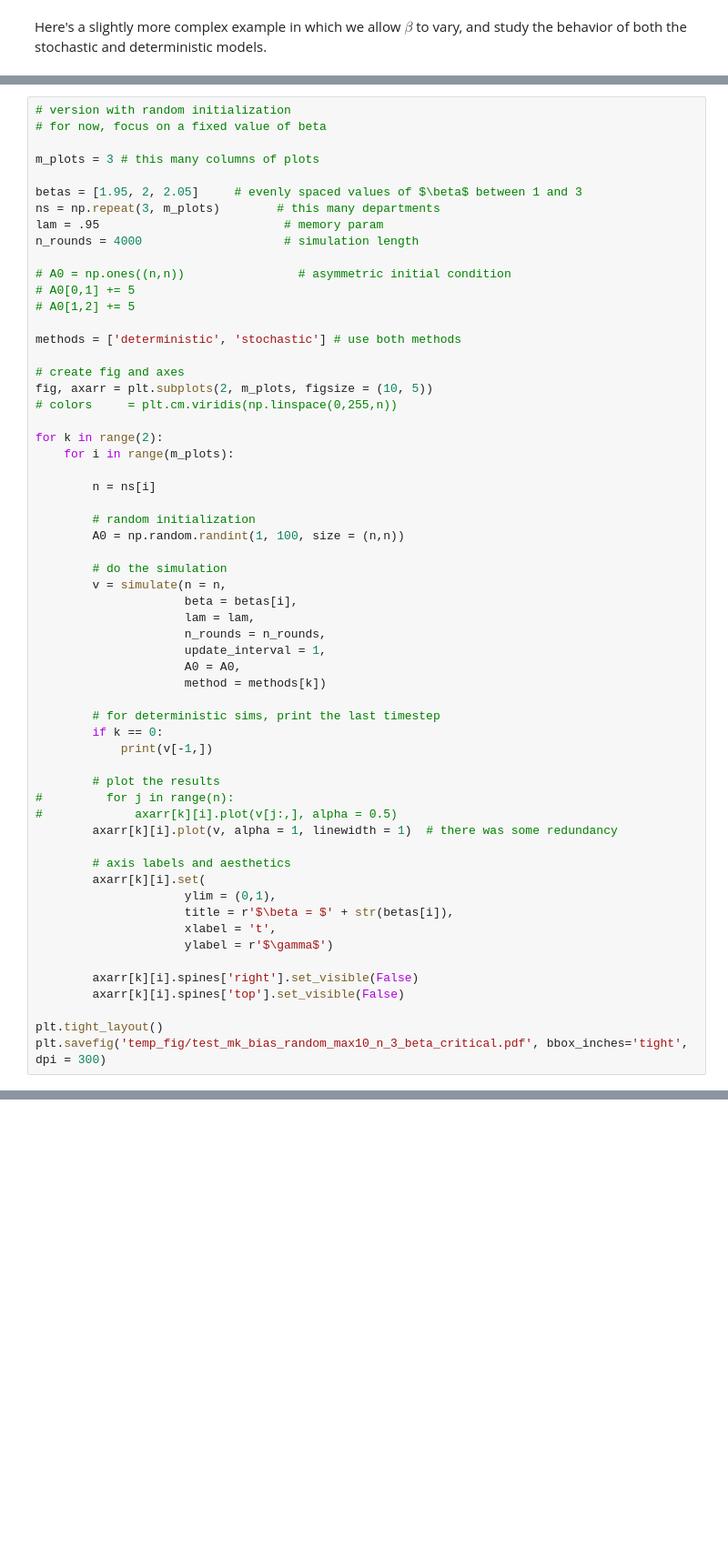
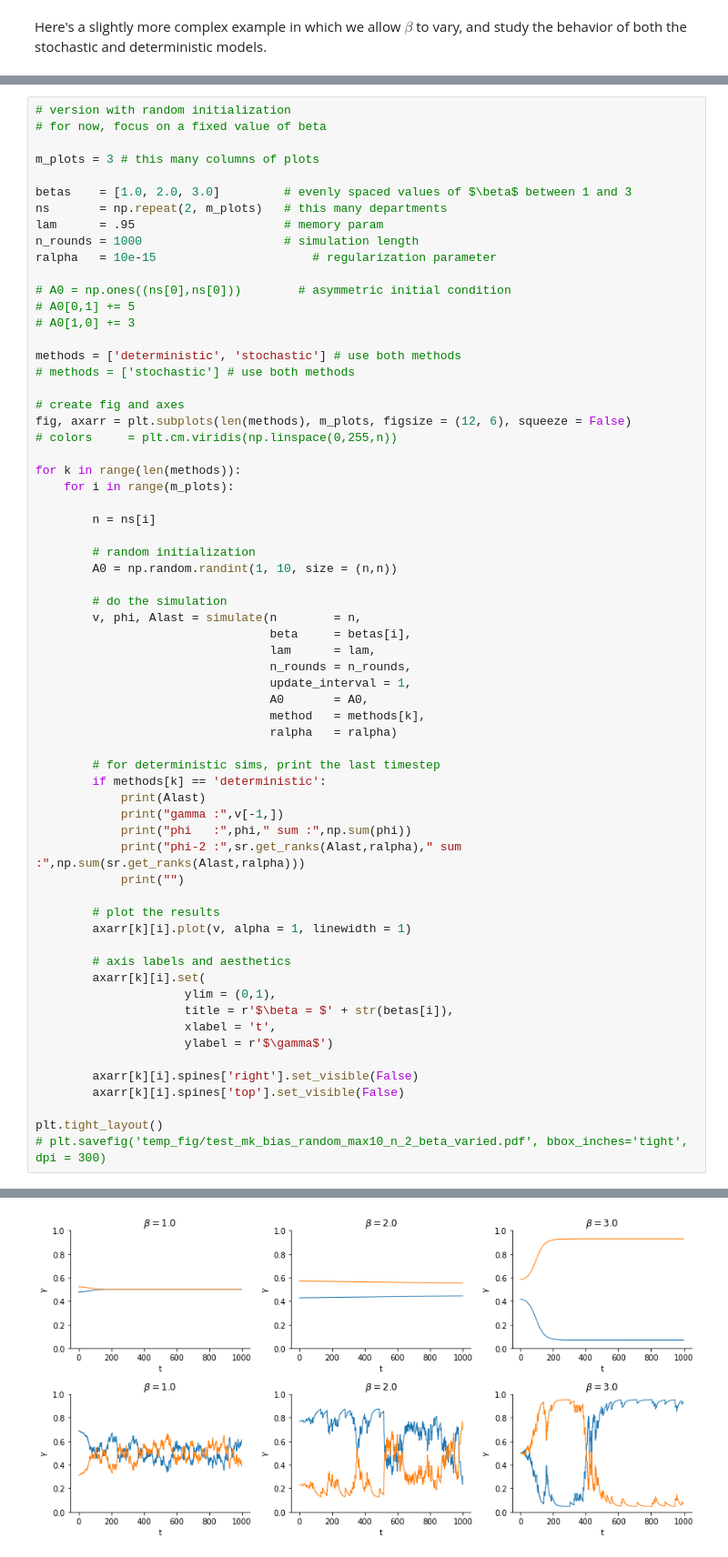
Before and after one commit to PhilChodrow/prestige_reinforcement, a Jupyter notebook: async_mk.ipynb, the cells around one changed output, grey strips where cells are left out. Shown at 91% size. Drawn from its saved outputs; the diff is of its cells as text; blank space fills up the shorter version.

```diff
--- a/async_mk.ipynb
+++ b/async_mk.ipynb
@@ -157,46 +206,51 @@ plt.tight_layout()
 
 m_plots = 3 # this many columns of plots
 
-betas = [1.95, 2, 2.05]     # evenly spaced values of $\beta$ between 1 and 3
-ns = np.repeat(3, m_plots)        # this many departments
-lam = .95                          # memory param
-n_rounds = 4000                    # simulation length
+betas    = [1.0, 2.0, 3.0]         # evenly spaced values of $\beta$ between 1 and 3
+ns       = np.repeat(2, m_plots)   # this many departments
+lam      = .95                     # memory param
+n_rounds = 1000                    # simulation length
+ralpha   = 10e-15                      # regularization parameter
 
-# A0 = np.ones((n,n))                # asymmetric initial condition
+# A0 = np.ones((ns[0],ns[0]))        # asymmetric initial condition
 # A0[0,1] += 5
-# A0[1,2] += 5
+# A0[1,0] += 3
 
 methods = ['deterministic', 'stochastic'] # use both methods
+# methods = ['stochastic'] # use both methods
 
 # create fig and axes
-fig, axarr = plt.subplots(2, m_plots, figsize = (10, 5))
+fig, axarr = plt.subplots(len(methods), m_plots, figsize = (12, 6), squeeze = False)
 # colors     = plt.cm.viridis(np.linspace(0,255,n))
 
-for k in range(2):
+for k in range(len(methods)):
     for i in range(m_plots):
 
         n = ns[i]
 
         # random initialization
-        A0 = np.random.randint(1, 100, size = (n,n))
+        A0 = np.random.randint(1, 10, size = (n,n))
 
         # do the simulation
-        v = simulate(n = n,
-                     beta = betas[i],
-                     lam = lam,
-                     n_rounds = n_rounds,
-                     update_interval = 1,
-                     A0 = A0,
-                     method = methods[k])
+        v, phi, Alast = simulate(n        = n,
+                                 beta     = betas[i],
+                                 lam      = lam,
+                                 n_rounds = n_rounds,
+                                 update_interval = 1,
+                                 A0       = A0,
+                                 method   = methods[k],
+                                 ralpha   = ralpha)
 
         # for deterministic sims, print the last timestep
-        if k == 0:
-            print(v[-1,])
+        if methods[k] == 'deterministic':
+            print(Alast)
+            print("gamma :",v[-1,])
+            print("phi   :",phi," sum :",np.sum(phi))
+            print("phi-2 :",sr.get_ranks(Alast,ralpha)," sum :",np.sum(sr.get_ranks(Alast,ralpha)))
+            print("")
 
         # plot the results
-#         for j in range(n):
-#             axarr[k][i].plot(v[j:,], alpha = 0.5)
-        axarr[k][i].plot(v, alpha = 1, linewidth = 1)  # there was some redundancy
+        axarr[k][i].plot(v, alpha = 1, linewidth = 1)
 
         # axis labels and aesthetics
         axarr[k][i].set(
@@ -209,4 +263,5 @@ for k in range(2):
         axarr[k][i].spines['top'].set_visible(False)
 
 plt.tight_layout()
-plt.savefig('temp_fig/test_mk_bias_random_max10_n_3_beta_critical.pdf', bbox_inches='tight', dpi = 300)
+# plt.savefig('temp_fig/test_mk_bias_random_max10_n_2_beta_varied.pdf', bbox_inches='tight', dpi = 300)
+# %% [output]
@@ -212,0 +285 @@ plt.savefig('temp_fig/test_mk_bias_random_max10_n_3_beta_critical.pdf', bbox_inc
+[figure, added]
```
Also changed, not shown: parts of 6 cells of this notebook, 15 other files.
